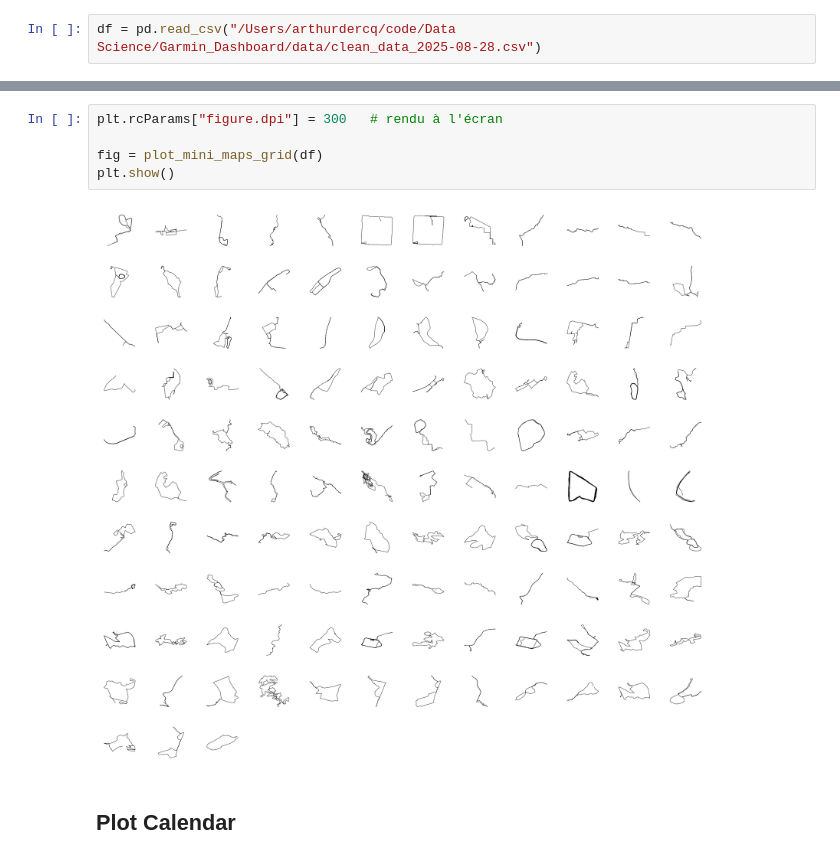
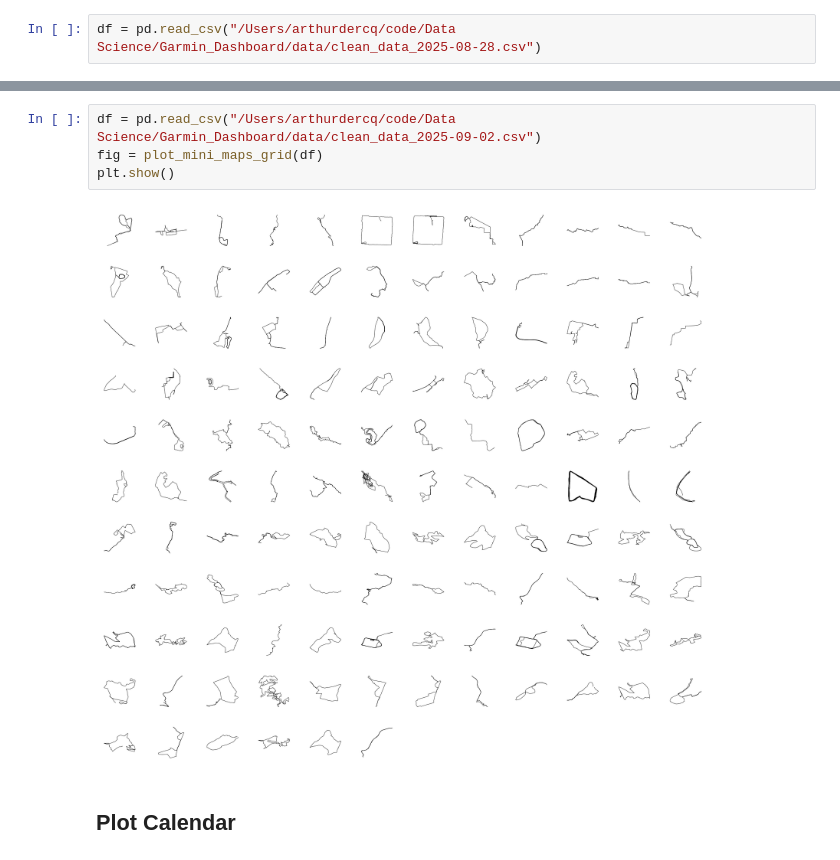
Before and after one commit to ArthurDercq/eye_sight, a Jupyter notebook: notebook/graphs.ipynb, the cells around one changed output, grey strips where cells are left out. Cells and saved outputs as stored; diff of their text form.

```diff
--- a/notebook/graphs.ipynb
+++ b/notebook/graphs.ipynb
@@ -529,12 +653,11 @@ def plot_mini_maps_grid(df):
 
     return fig
 # %%
-plt.rcParams["figure.dpi"] = 300   # rendu à l'écran
-
+df = pd.read_csv("/Users/arthurdercq/code/Data Science/Garmin_Dashboard/data/clean_data_2025-09-02.csv")
 fig = plot_mini_maps_grid(df)
 plt.show()
 # %% [output]
-[figure, old version]
+[figure, new version]
 # %% [markdown]
 ## Plot Calendar
 # %%
```
Also changed, not shown: parts of 9 cells of this notebook, 2 other files.
